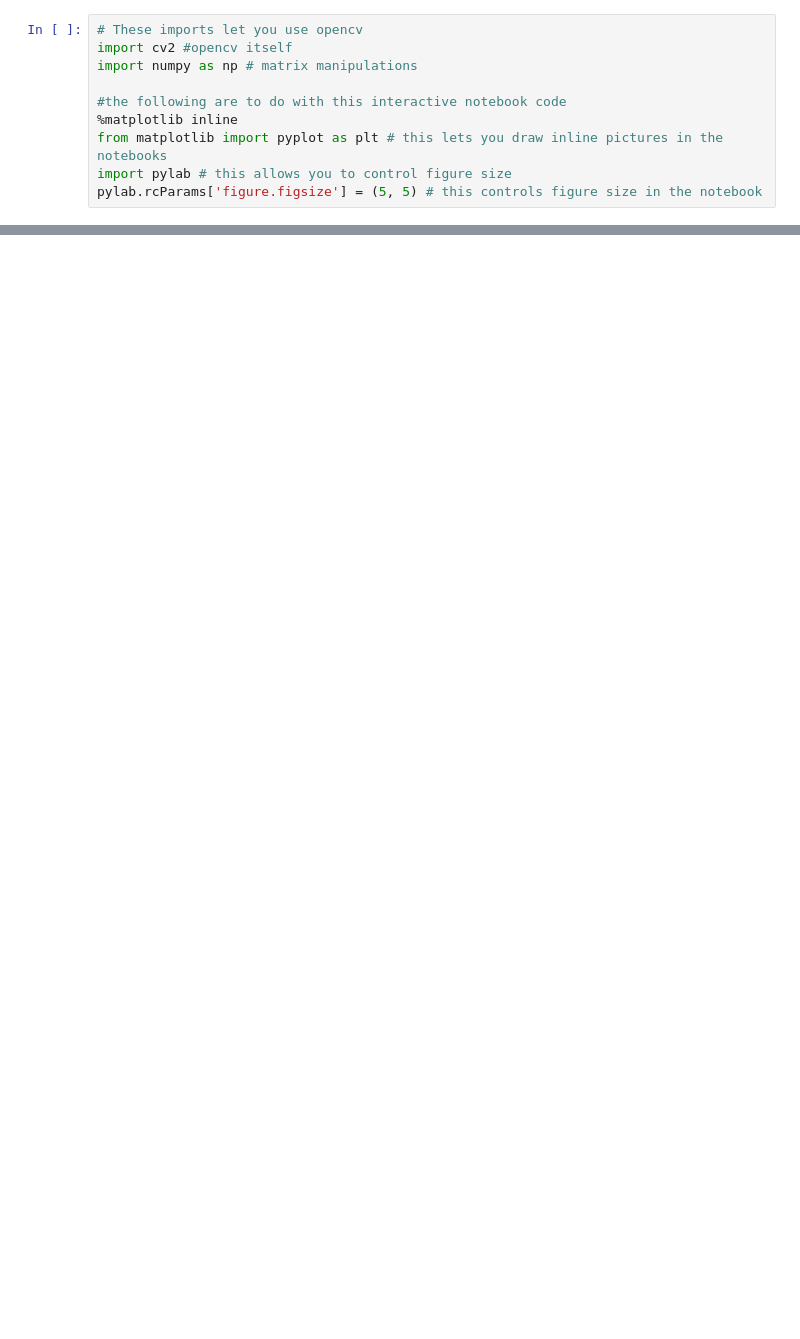
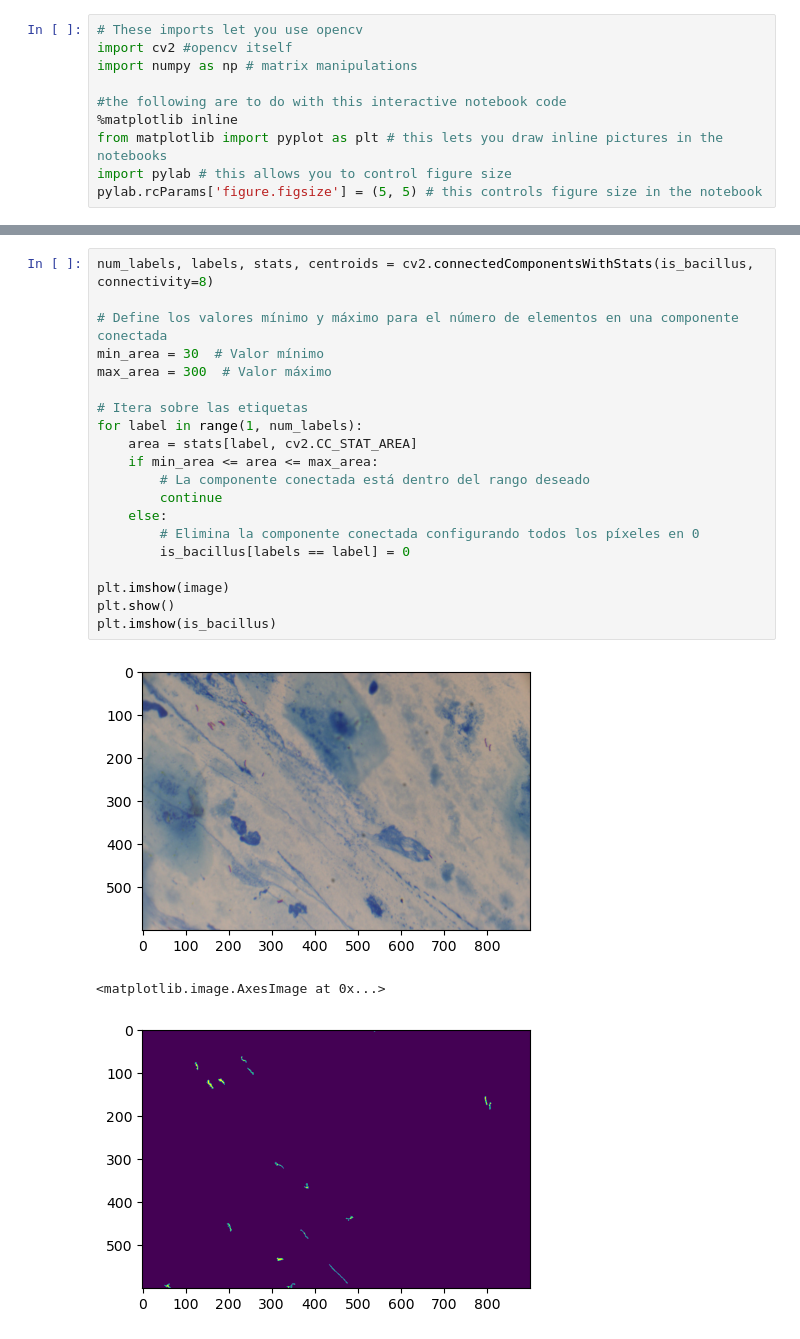
Before and after one commit to herrmilt/MLPython2023Lectures, a Jupyter notebook: lecture11_cv_python/show_bacillus.ipynb, the cells around one changed output, grey strips where cells are left out. Drawn from its saved outputs; the diff is of its cells as text; blank space fills up the shorter version.

```diff
--- a/lecture11_cv_python/show_bacillus.ipynb
+++ b/lecture11_cv_python/show_bacillus.ipynb
@@ -38,0 +99,24 @@ plt.show()
+# %%
+num_labels, labels, stats, centroids = cv2.connectedComponentsWithStats(is_bacillus, connectivity=8)
+
+# Define los valores mínimo y máximo para el número de elementos en una componente conectada
+min_area = 30  # Valor mínimo
+max_area = 300  # Valor máximo
+
+# Itera sobre las etiquetas
+for label in range(1, num_labels):
+    area = stats[label, cv2.CC_STAT_AREA]
+    if min_area <= area <= max_area:
+        # La componente conectada está dentro del rango deseado
+        continue
+    else:
+        # Elimina la componente conectada configurando todos los píxeles en 0
+        is_bacillus[labels == label] = 0
+
+plt.imshow(image)
+plt.show()
+plt.imshow(is_bacillus)
+# %% [output]
+[figure, added]
+<matplotlib.image.AxesImage at 0x...>
+[figure, added]
```
Also changed, not shown: parts of 10 cells of this notebook, 41 other files.
